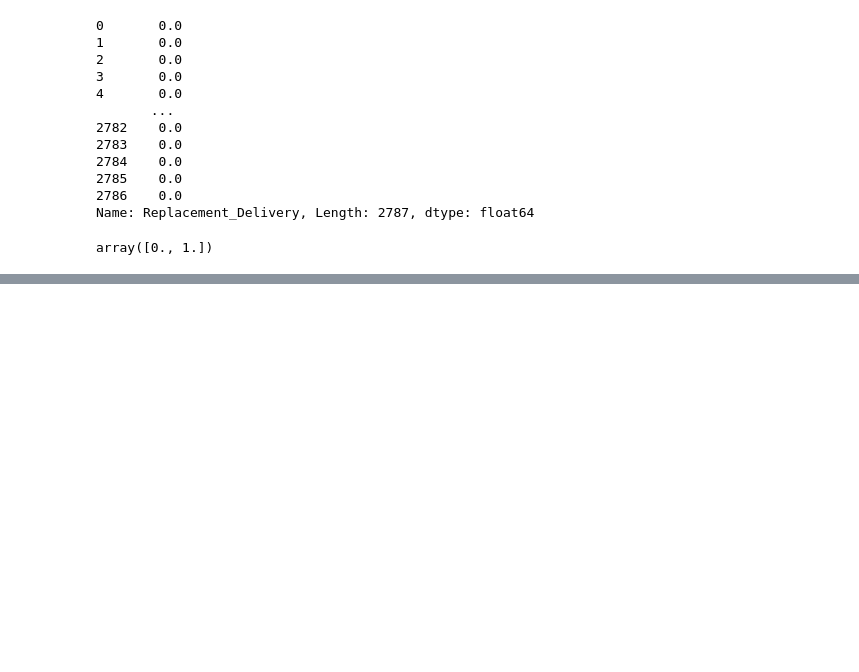
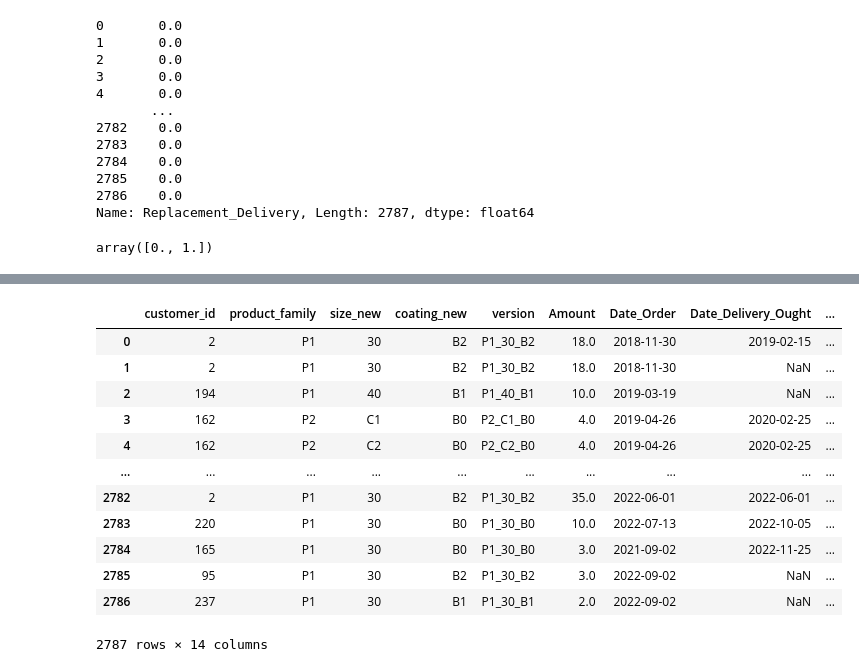
Before and after one commit to esrabecker/DA_Midterm_Project, a Jupyter notebook: Customer Data Cleaning .ipynb, the cells around one changed output, grey strips where cells are left out. Saved outputs shown, nothing was run; the diff lists cells and outputs as text; code cells hidden in the pictures; blank space fills up the shorter version.

Commit message:
update customer data

```diff
--- a/Customer Data Cleaning .ipynb
+++ b/Customer Data Cleaning .ipynb
@@ -43,10 +43,11 @@ XDC --> new column ==> Modification
 Machines!
 # %%
 import pandas as pd
+pd.options.display.max_columns = None
 import numpy as np
 
-#customer_df = pd.read_csv('/Users/esrabecker/Desktop/GitHub/DA_Midterm_Project/Data/Customer_Data.csv', sep= ';')
-customer_df = pd.read_csv("/Users/esrabecker/Desktop/GitHub/DA_Midterm_Project/_Data/Customer_Data.csv", sep= ';')
+#customer_df = pd.read_csv('/Users/esrabecker/Desktop/GitHub/DA_Midterm_Project/_Data/Customer_Data.csv', sep= ';')
+customer_df = pd.read_csv(r"C:\Users\p.kollhof\Documents\IRONHACK_GitHub\DA_Midterm_Project\_Data\Customer_Data.csv", sep= ';')
 
 customer_df
 # %% [output]
@@ -396,0 +413,21 @@ array([0., 1.])
+# %%
+anon_df = customer_df[[
+    "customer_id", "product_family", "size_new", "coating_new", "version", "Amount", "Date_Order",
+    "Date_Delivery_Ought", "Date_Delivery_Is", "Delivery_Time", "General_Comment", "Machine_Type",
+    "Locality_Country", "Replacement_Delivery"]]
+
+anon_df
+# %% [output]
+|  | customer_id | product_family | size_new | coating_new | version | Amount | Date_Order | Date_Delivery_Ought | ... |
+| 0 | 2 | P1 | 30 | B2 | P1_30_B2 | 18.0 | 2018-11-30 | 2019-02-15 | ... |
+| 1 | 2 | P1 | 30 | B2 | P1_30_B2 | 18.0 | 2018-11-30 | NaN | ... |
+| 2 | 194 | P1 | 40 | B1 | P1_40_B1 | 10.0 | 2019-03-19 | NaN | ... |
+| 3 | 162 | P2 | C1 | B0 | P2_C1_B0 | 4.0 | 2019-04-26 | 2020-02-25 | ... |
+| 4 | 162 | P2 | C2 | B0 | P2_C2_B0 | 4.0 | 2019-04-26 | 2020-02-25 | ... |
+| ... | ... | ... | ... | ... | ... | ... | ... | ... | ... |
+| 2782 | 2 | P1 | 30 | B2 | P1_30_B2 | 35.0 | 2022-06-01 | 2022-06-01 | ... |
+| 2783 | 220 | P1 | 30 | B0 | P1_30_B0 | 10.0 | 2022-07-13 | 2022-10-05 | ... |
+| 2784 | 165 | P1 | 30 | B0 | P1_30_B0 | 3.0 | 2021-09-02 | 2022-11-25 | ... |
+| 2785 | 95 | P1 | 30 | B2 | P1_30_B2 | 3.0 | 2022-09-02 | NaN | ... |
+| 2786 | 237 | P1 | 30 | B1 | P1_30_B1 | 2.0 | 2022-09-02 | NaN | ... |
+2787 rows × 14 columns
```
Also changed, not shown: parts of 3 cells of this notebook, 2 other files.
